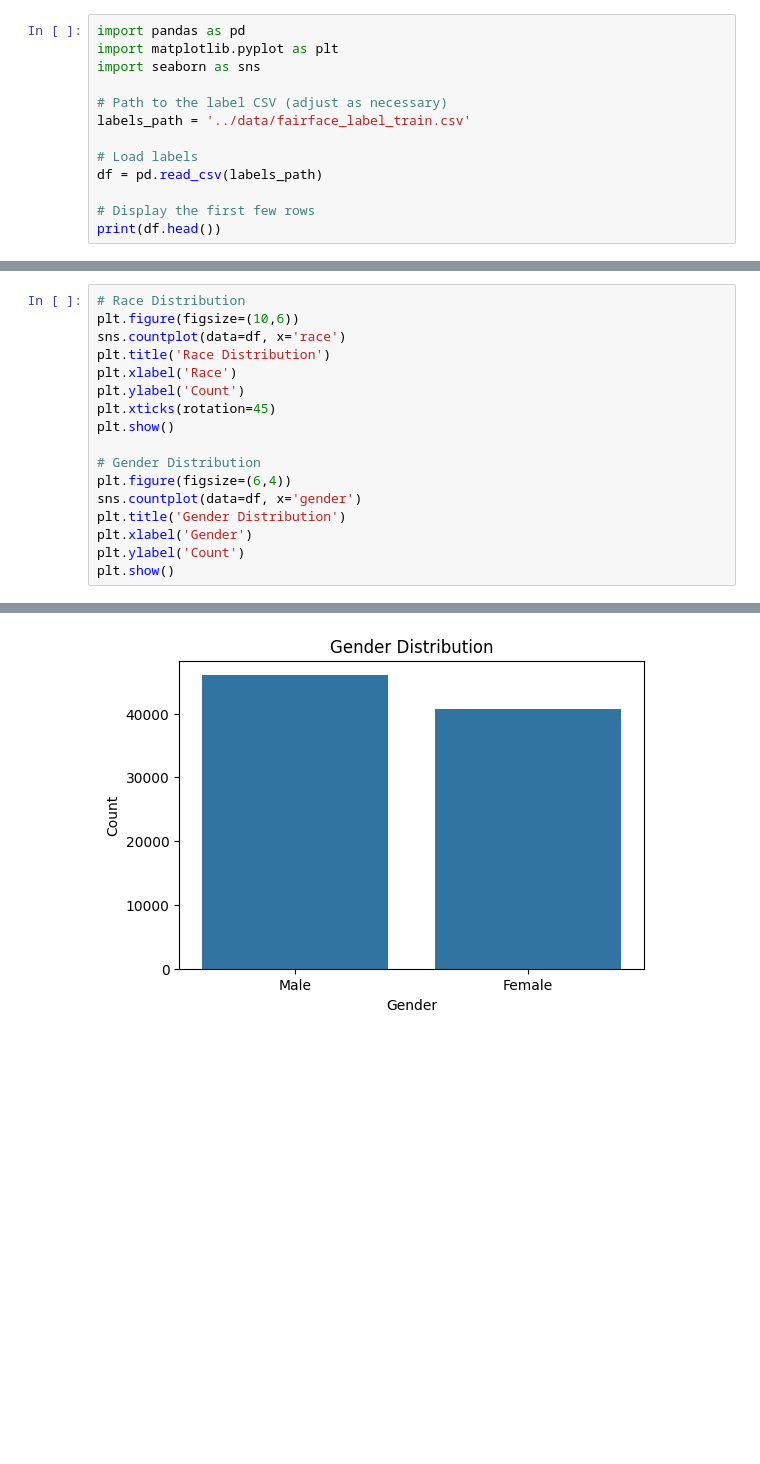
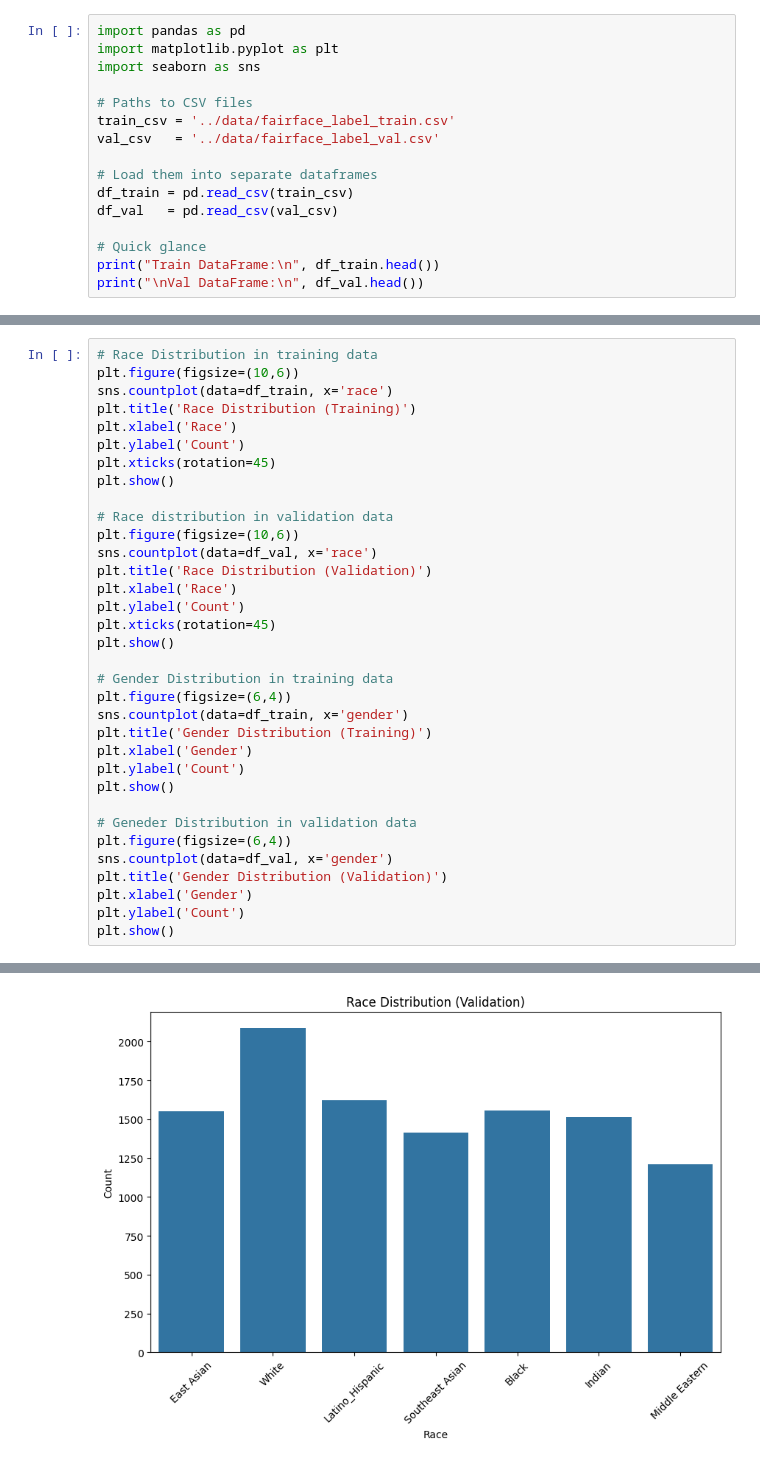
Before and after one commit to arajshah/Fairness_in_Face_Classification, a Jupyter notebook: notebooks/2_Data_Exploration.ipynb, the cells around one changed output, grey strips where cells are left out. Saved outputs shown, nothing was run; the diff lists cells and outputs as text; blank space fills up the shorter version.

```diff
--- a/notebooks/2_Data_Exploration.ipynb
+++ b/notebooks/2_Data_Exploration.ipynb
@@ -3,12 +3,15 @@ import pandas as pd
 import matplotlib.pyplot as plt
 import seaborn as sns
 
-# Path to the label CSV (adjust as necessary)
-labels_path = '../data/fairface_label_train.csv'
+# Paths to CSV files
+train_csv = '../data/fairface_label_train.csv'
+val_csv   = '../data/fairface_label_val.csv'
 
-# Load labels
-df = pd.read_csv(labels_path)
+# Load them into separate dataframes
+df_train = pd.read_csv(train_csv)
+df_val   = pd.read_csv(val_csv)
 
-# Display the first few rows
-print(df.head())
+# Quick glance
+print("Train DataFrame:\n", df_train.head())
+print("\nVal DataFrame:\n", df_val.head())
 # %% [output]
@@ -21,18 +33,35 @@ print(df.head())
 # %%
-# Race Distribution
+# Race Distribution in training data
 plt.figure(figsize=(10,6))
-sns.countplot(data=df, x='race')
-plt.title('Race Distribution')
+sns.countplot(data=df_train, x='race')
+plt.title('Race Distribution (Training)')
 plt.xlabel('Race')
 plt.ylabel('Count')
 plt.xticks(rotation=45)
 plt.show()
 
-# Gender Distribution
+# Race distribution in validation data
+plt.figure(figsize=(10,6))
+sns.countplot(data=df_val, x='race')
+plt.title('Race Distribution (Validation)')
+plt.xlabel('Race')
+plt.ylabel('Count')
+plt.xticks(rotation=45)
+plt.show()
+
+# Gender Distribution in training data
 plt.figure(figsize=(6,4))
-sns.countplot(data=df, x='gender')
-plt.title('Gender Distribution')
+sns.countplot(data=df_train, x='gender')
+plt.title('Gender Distribution (Training)')
 plt.xlabel('Gender')
 plt.ylabel('Count')
 plt.show()
+
+# Geneder Distribution in validation data
+plt.figure(figsize=(6,4))
+sns.countplot(data=df_val, x='gender')
+plt.title('Gender Distribution (Validation)')
+plt.xlabel('Gender')
+plt.ylabel('Count')
+plt.show()
 # %% [output]
@@ -40 +69 @@ plt.show()
-[figure, old version]
+[figure, new version]
```
Also changed, not shown: parts of 5 cells of this notebook.
